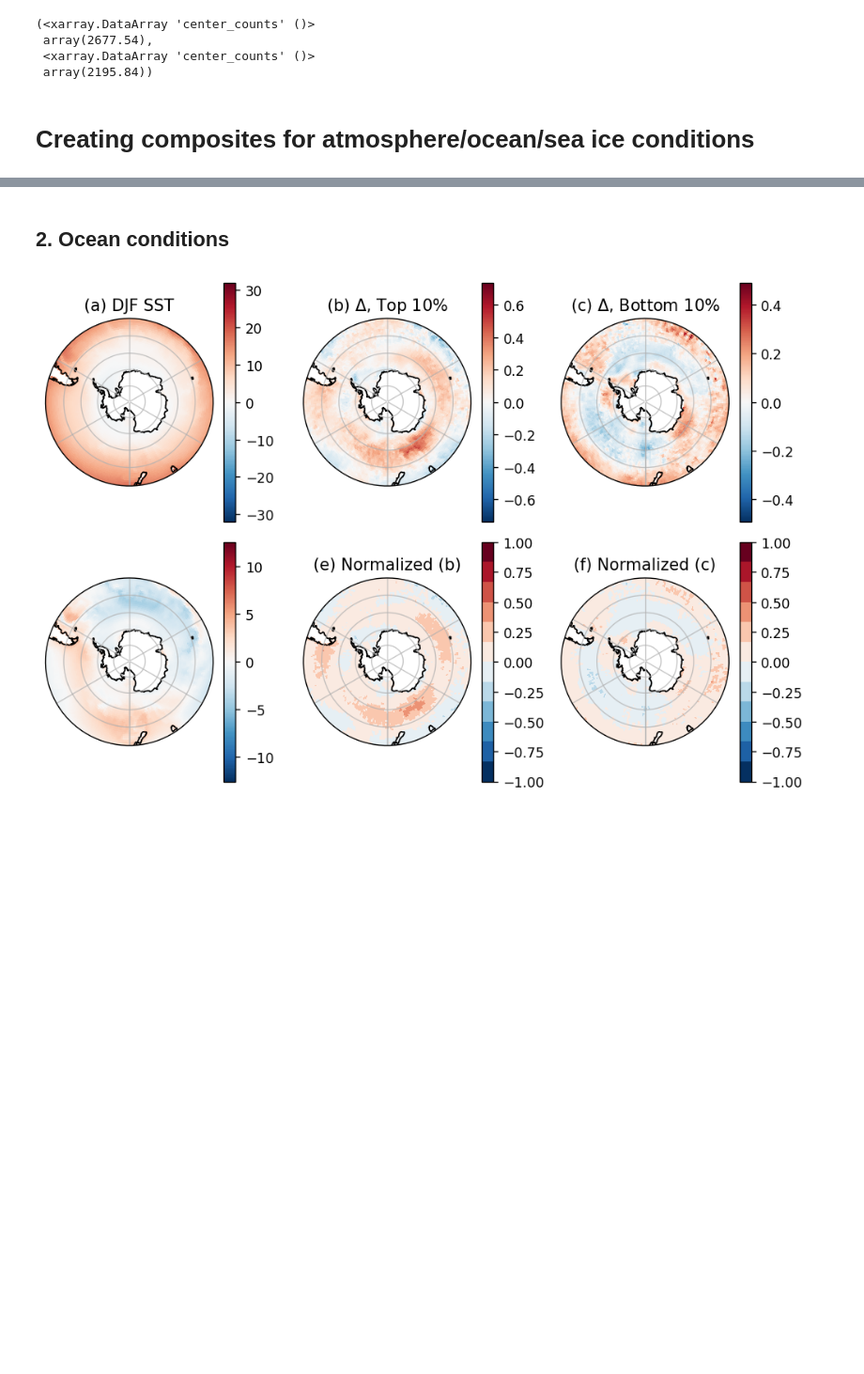
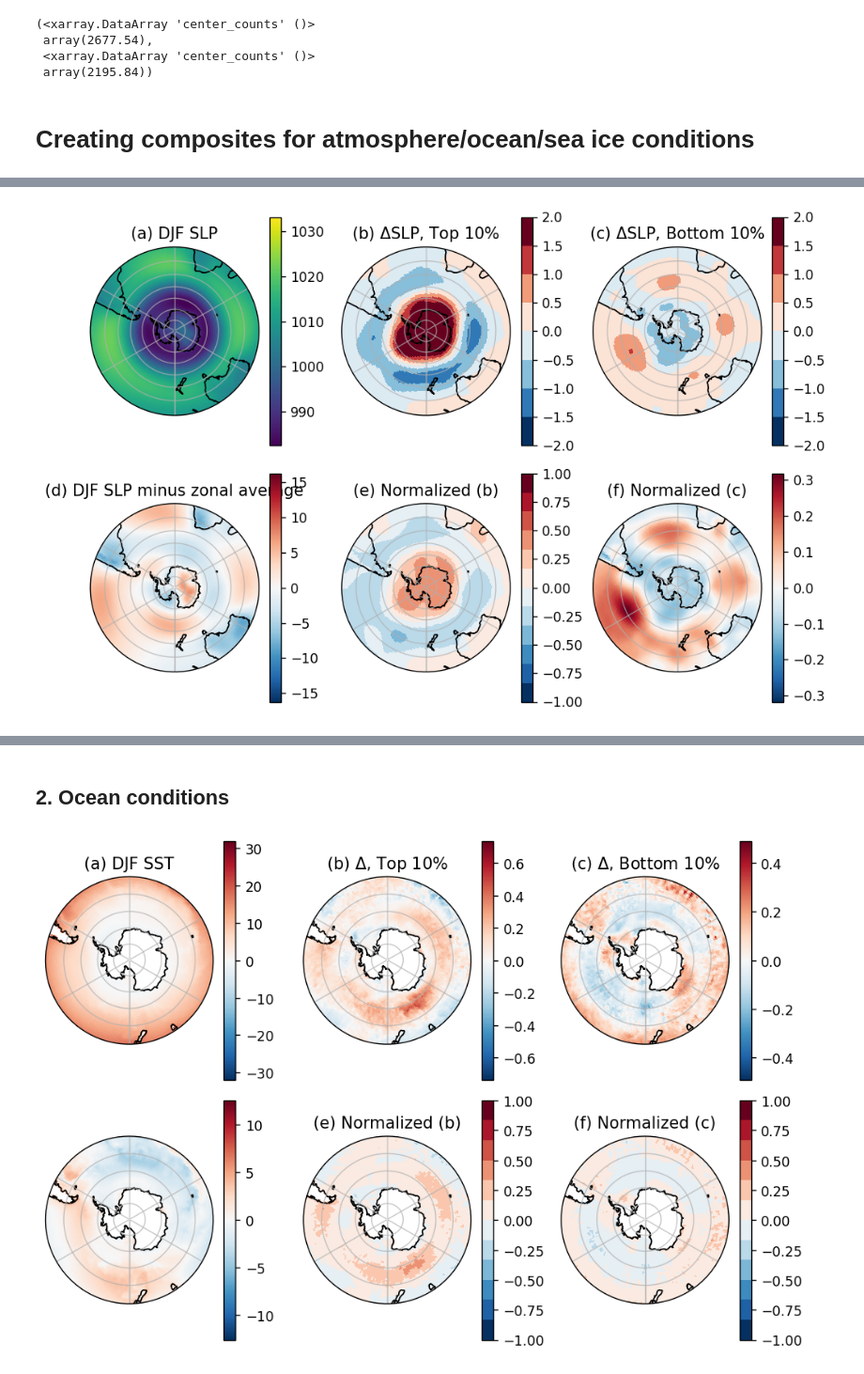
Before and after one commit to keturner8/stormtrack_variability, a Jupyter notebook: notebooks/composites_ESM4_CMIP.ipynb, the cells around one changed output, grey strips where cells are left out. Shown at 94% size. Saved outputs shown, nothing was run; the diff lists cells and outputs as text; code cells hidden in the pictures; blank space fills up the shorter version.

```diff
--- a/notebooks/composites_ESM4_CMIP.ipynb
+++ b/notebooks/composites_ESM4_CMIP.ipynb
@@ -85,0 +63,5 @@ std_jja = da_v[midx_jja,:,:].std(dim='time').compute()
+# %%
+var = 'slp'
+ds_v = xr.open_mfdataset(f'/work/Katherine.Turner/tempest-extremes/ESM4_cmip/data/*{var}.nc', use_cftime=True)
+
+da_v = ds_v[var]
@@ -85,0 +83,83 @@ std_jja = da_v[midx_jja,:,:].std(dim='time').compute()
+# %%
+## Summer month composites
+
+fig, axs = plt.subplots(nrows=2, ncols=3, figsize=(8,5.5), dpi=125,
+                       subplot_kw={'projection': ccrs.SouthPolarStereo()})
+axs=axs.flatten()
+
+
+
+mean_djf.plot(ax=axs[0],
+            x='lon', y='lat',
+            transform=ccrs.PlateCarree(),
+            #vmax=18, extend='neither',
+            #cmap=plt.get_cmap('viridis', 12),
+            cbar_kwargs={'label':''},
+           )
+
+axs[0].set_title('(a) DJF SLP')
+
+## now including variations from zonal means
+
+(mean_djf - mean_djf.mean(dim='lon')).plot(ax=axs[3],
+                                           x='lon', y='lat',
+                                           transform=ccrs.PlateCarree(),
+                                           #vmax=1020, extend='neither',
+                                           #cmap=plt.get_cmap('viridis', 12),
+                                           cbar_kwargs={'label':''},
+                                          )
+axs[3].set_title('(d) DJF SLP minus zonal average')
+
+
+(da_v[midx_hi_djf,:,:].mean(dim='time') - mean_djf).plot(ax=axs[1],
+                                                   x='lon', y='lat',
+                                                   transform=ccrs.PlateCarree(),
+                                                   vmin=-2, vmax=2, extend='neither',
+                                                   cmap=plt.get_cmap('RdBu_r', 8),
+                                                   cbar_kwargs={'label':''},
+                                                  )
+axs[1].set_title('(b) $\Delta$SLP, Top 10%')
+
+(da_v[midx_lo_djf,:,:].mean(dim='time') - mean_djf).plot(ax=axs[2],
+                                                   x='lon', y='lat',
+                                                   transform=ccrs.PlateCarree(),
+                                                   vmin=-2, vmax=2, extend='neither',
+                                                   cmap=plt.get_cmap('RdBu_r', 8),
+                                                   cbar_kwargs={'label':''},
+                                                  )
+
+axs[2].set_title('(c) $\Delta$SLP, Bottom 10%')
+
+
+((da_v[midx_hi_djf,:,:].mean(dim='time') - mean_djf)/std_djf).plot(ax=axs[4],
+                                                   x='lon', y='lat',
+                                                   transform=ccrs.PlateCarree(),
+                                                   vmin=-1, vmax=1, extend='neither',
+                                                   cmap=plt.get_cmap('RdBu_r', 12),
+                                                   cbar_kwargs={'label':''},
+                                                  )
+axs[4].set_title('(e) Normalized (b)')
+
+((da_v[midx_lo_djf,:,:].mean(dim='time') - mean_djf)/std_djf).plot(ax=axs[5],
+                                                   x='lon', y='lat',
+                                                   transform=ccrs.PlateCarree(),
+#                                                   vmin=-1, vmax=1, extend='neither',
+#                                                   cmap=plt.get_cmap('RdBu_r', 12),
+                                                   cbar_kwargs={'label':''},
+                                                  )
+
+axs[5].set_title('(f) Normalized (c)')
+
+
+for i in range(6):
+    axs[i].set_extent([-180, 180, -90, -20], ccrs.PlateCarree())
+    axs[i].gridlines(alpha=0.7)
+    axs[i].set_boundary(circle, transform=axs[i].transAxes)
+    axs[i].coastlines()
+
+#axs[3].remove()
+plt.tight_layout()
+
+plt.savefig(f"{out_path_fig}slp_djf_ESM4-500.png", format='png', dpi=100)
+# %% [output]
+[figure, added]
```
Also changed, not shown: parts of 11 cells of this notebook, 4 other files.
